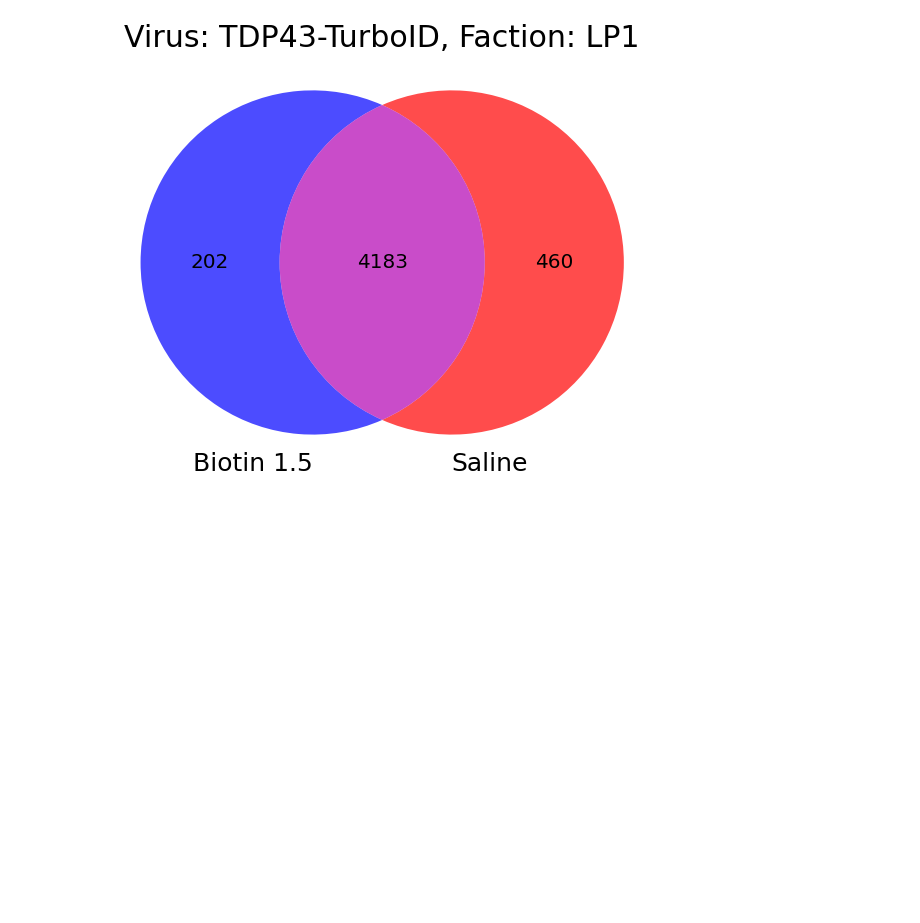
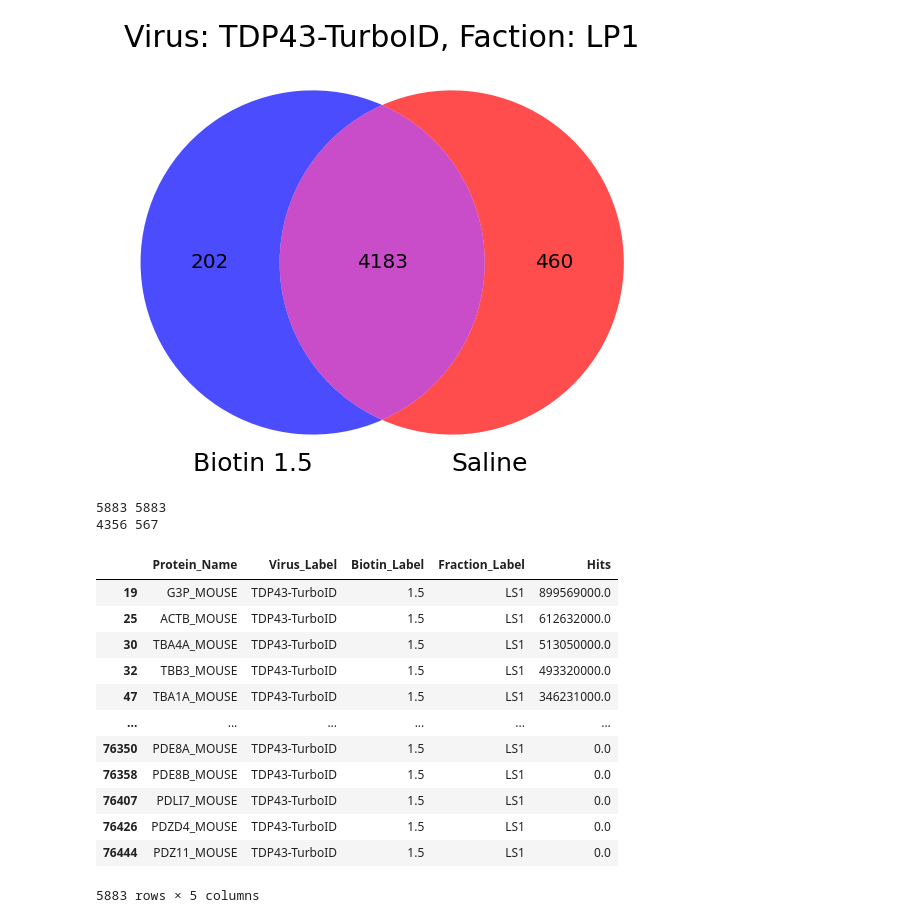
Before and after one commit to adamwbrew/Proteins, a Jupyter notebook: protein_visuals_virus_venn_diagram.ipynb, the cells around one changed output. Saved outputs shown, nothing was run; the diff lists cells and outputs as text; code cells hidden in the pictures; blank space fills up the shorter version.

```diff
--- a/protein_visuals_virus_venn_diagram.ipynb
+++ b/protein_visuals_virus_venn_diagram.ipynb
@@ -209,6 +209,26 @@ plt.show()
 # %% [output]
 4183 202 460
 [figure]
+# %%
+print(len(TDP43TurboID_15_LS1), len(TDP43TurboID_saline_LS1))
+print(len(TDP43TurboID_15_LS1[TDP43TurboID_15_LS1["Hits"] != 0]), len(TDP43TurboID_saline_LS1[TDP43TurboID_saline_LS1["Hits"] != 0]))
+TDP43TurboID_15_LS1
+# %% [output]
+5883 5883
+4356 567
+|  | Protein_Name | Virus_Label | Biotin_Label | Fraction_Label | Hits |
+| 19 | G3P_MOUSE | TDP43-TurboID | 1.5 | LS1 | 899569000.0 |
+| 25 | ACTB_MOUSE | TDP43-TurboID | 1.5 | LS1 | 612632000.0 |
+| 30 | TBA4A_MOUSE | TDP43-TurboID | 1.5 | LS1 | 513050000.0 |
+| 32 | TBB3_MOUSE | TDP43-TurboID | 1.5 | LS1 | 493320000.0 |
+| 47 | TBA1A_MOUSE | TDP43-TurboID | 1.5 | LS1 | 346231000.0 |
+| ... | ... | ... | ... | ... | ... |
+| 76350 | PDE8A_MOUSE | TDP43-TurboID | 1.5 | LS1 | 0.0 |
+| 76358 | PDE8B_MOUSE | TDP43-TurboID | 1.5 | LS1 | 0.0 |
+| 76407 | PDLI7_MOUSE | TDP43-TurboID | 1.5 | LS1 | 0.0 |
+| 76426 | PDZD4_MOUSE | TDP43-TurboID | 1.5 | LS1 | 0.0 |
+| 76444 | PDZ11_MOUSE | TDP43-TurboID | 1.5 | LS1 | 0.0 |
+5883 rows × 5 columns
 # %%
 # Venn Diagram Biotin types
 # TDP43TurboID_15_LS1, TurboID_saline_LS1
```
Also changed, not shown: parts of 2 cells of this notebook.
